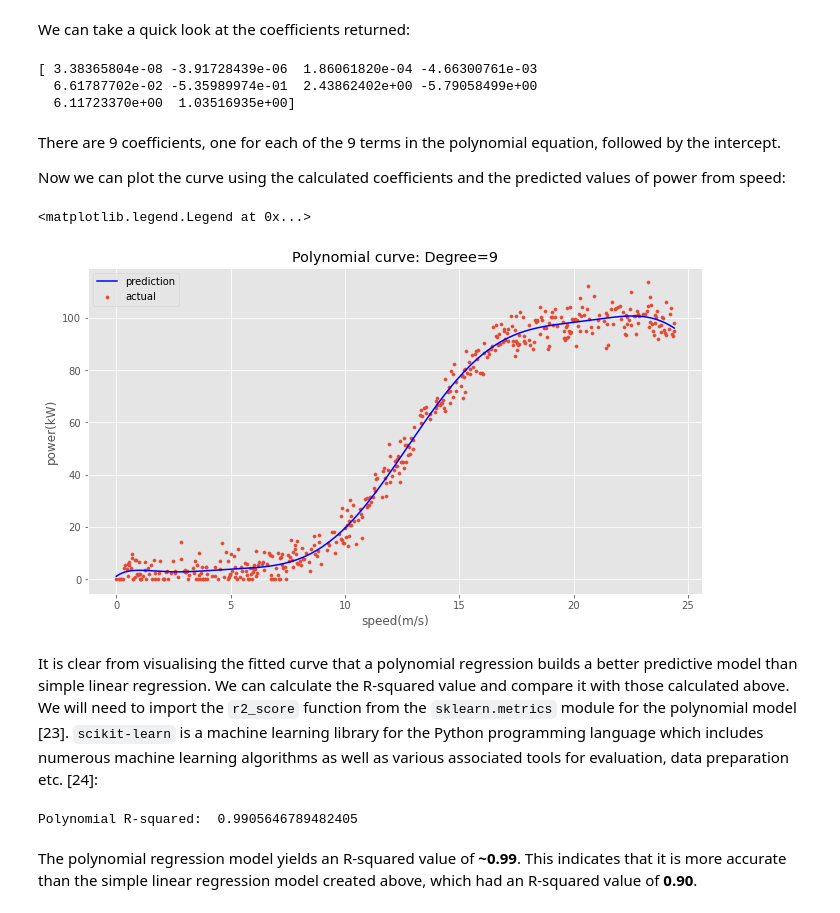
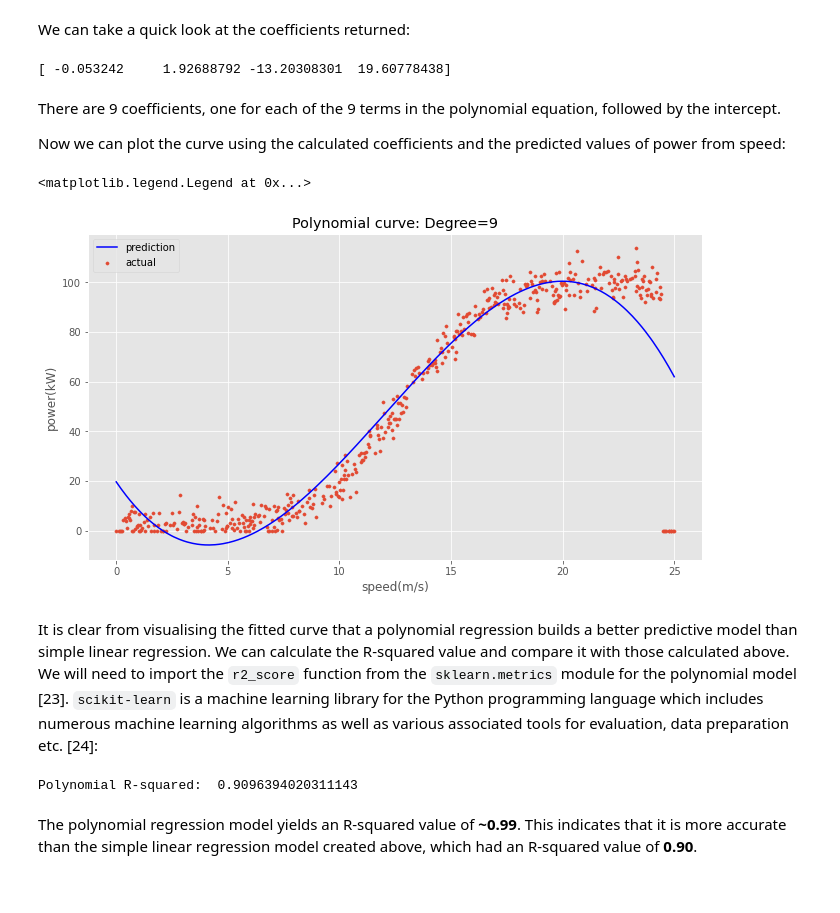
Before and after one commit to colm-o-caoimh/RegressionAnalysis, a Jupyter notebook: FDA_PROJECT2020.ipynb, the cells around one changed output. Drawn from its saved outputs; the diff is of its cells as text; code cells hidden in the pictures.

Commit message:
reversed decision on outlier removal; changed models to reflect this

```diff
--- a/FDA_PROJECT2020.ipynb
+++ b/FDA_PROJECT2020.ipynb
@@ -330,6 +369,6 @@ Above is the data frame containing the outlier observations. All the outliers de
 # %%
 # Remove outliers from data set
-pp_updated = pp.drop(outliers_mahal_rob)
+pp_updated = pp.drop([340, 404, 456])
 # %%
 # Output statistical summary of updated data frame
 pp_updated.describe()
@@ -474,7 +519,7 @@ Given that the *power* and *speed* variables do not have a linear relationship,
 where $b$ is a set of coefficients and $n$ is the degree of the polynomial [22]. For our simple linear regression model above, we saw that the `polyfit()` function returned the coefficients for the equation of a line ($y = mx + c$). Changing the degree parameter (`deg`), we can perform regression with higher order terms:
 # %%
 # Call polyfit with degree = 9
-poly_coeffs = np.polyfit(pp_updated.speed, pp_updated.power, deg=9)
+poly_coeffs = np.polyfit(pp_clean.speed, pp_clean.power, deg=3)
 
 # Use poly1d to estimate unknown values
 poly_predict = np.poly1d(poly_coeffs)
@@ -483,25 +528,23 @@ We can take a quick look at the coefficients returned:
 # %%
 print(poly_coeffs)
 # %% [output]
-[ 3.38365804e-08 -3.91728439e-06  1.86061820e-04 -4.66300761e-03
-  6.61787702e-02 -5.35989974e-01  2.43862402e+00 -5.79058499e+00
-  6.11723370e+00  1.03516935e+00]
+[ -0.053242     1.92688792 -13.20308301  19.60778438]
 # %% [markdown]
 There are 9 coefficients, one for each of the 9 terms in the polynomial equation, followed by the intercept.
 
 Now we can plot the curve using the calculated coefficients and the predicted values of power from speed:
 # %%
 # Plot curve
-plt.scatter(pp_updated.speed, pp_updated.power, label='actual', s=10)
-plt.plot(pp_updated.speed, poly_predict(pp_updated.speed), color='b', label='prediction')
+plt.scatter(pp_clean.speed, pp_clean.power, label='actual', s=10)
+plt.plot(pp_clean.speed, poly_predict(pp_clean.speed), color='b', label='prediction')
 
 plt.title('Polynomial curve: Degree=9')
 plt.xlabel('speed(m/s)')
 plt.ylabel('power(kW)')
 plt.legend()
 # %% [output]
 <matplotlib.legend.Legend at 0x...>
-[figure, old version]
+[figure, new version]
 # %% [markdown]
 It is clear from visualising the fitted curve that a polynomial regression builds a better predictive model than simple linear regression. We can calculate the R-squared value and compare it with those calculated above. We will need to import the `r2_score` function from the `sklearn.metrics` module for the polynomial model [23]. `scikit-learn` is a machine learning library for the Python programming language which includes numerous machine learning algorithms as well as various associated tools for evaluation, data preparation etc. [24]:
 # %%
@@ -509,9 +552,9 @@ It is clear from visualising the fitted curve that a polynomial regression build
 from sklearn.metrics import r2_score
 
 # print r-squared value
-print('Polynomial R-squared: ', r2_score(pp_updated.power, poly_predict(pp_updated.speed)))
+print('Polynomial R-squared: ', r2_score(pp_clean.power, poly_predict(pp_clean.speed)))
 # %% [output]
-Polynomial R-squared:  0.9905646789482405
+Polynomial R-squared:  0.9096394020311143
 # %% [markdown]
 The polynomial regression model yields an R-squared value of **~0.99**. This indicates that it is more accurate than the simple linear regression model created above, which had an R-squared value of **0.90**.
 # %% [markdown]
```
Also changed, not shown: parts of 26 cells of this notebook.
